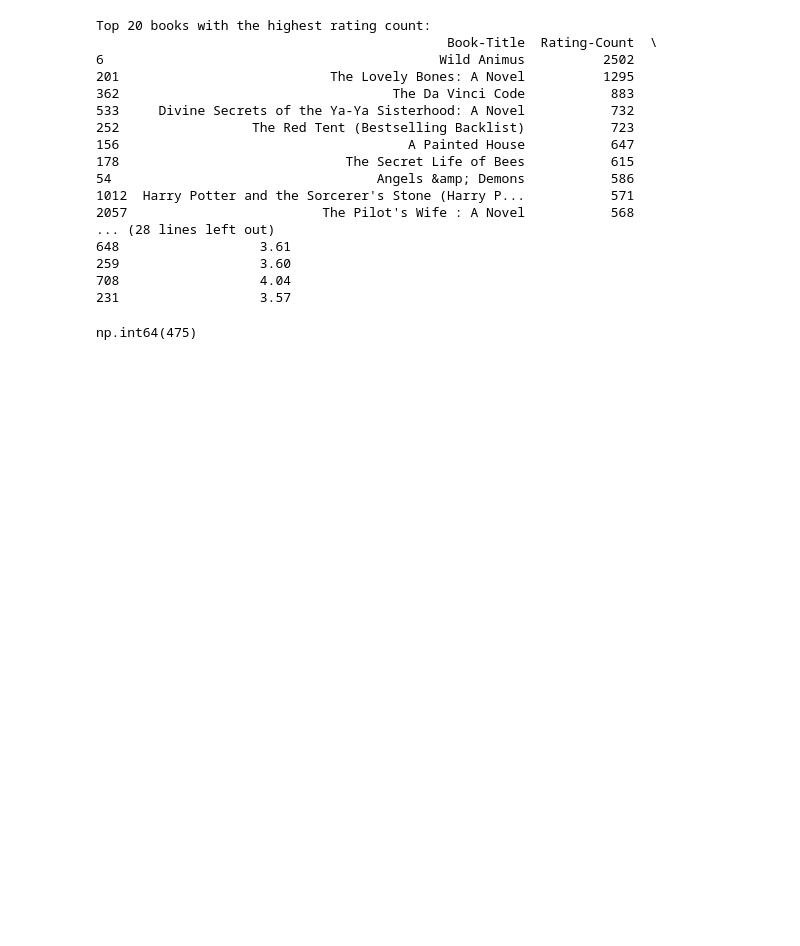
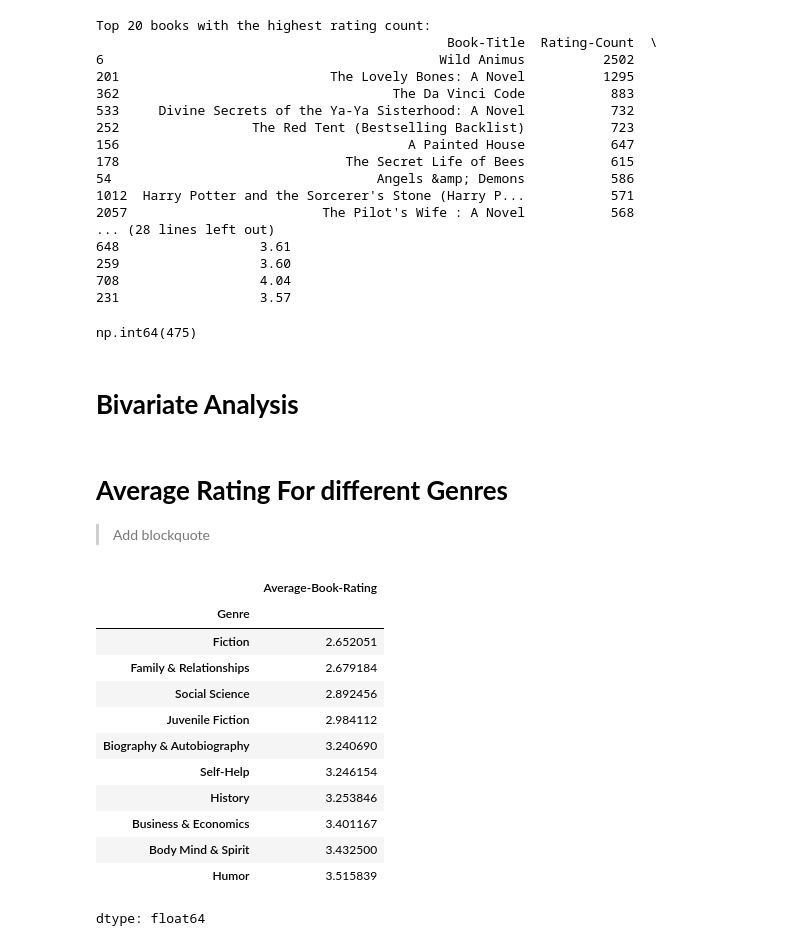
Before and after one commit to salina-nakarmi/Recommendo, a Jupyter notebook: EDA.ipynb, the cells around one changed output. Drawn from its saved outputs; the diff is of its cells as text; code cells hidden in the pictures; blank space fills up the shorter version.

Commit message:
Bivariate Analysis

```diff
--- a/EDA.ipynb
+++ b/EDA.ipynb
@@ -542,0 +541,27 @@ np.int64(475)
+# %% [markdown]
+# **Bivariate Analysis**
+# %% [markdown]
+# **Average Rating For different Genres**
+
+> Add blockquote
+# %%
+# This will give the top 10 genra
+top_genres = df["Genre"].value_counts().head(10).index
+# This is a new dataframe that contain only the genra that belongs to top 10 genra
+top_genres_df = df[df["Genre"].isin(top_genres)]
+result = top_genres_df.groupby("Genre")["Average-Book-Rating"].mean().sort_values()
+result
+# %% [output]
+|  | Average-Book-Rating |
+| Genre |  |
+| Fiction | 2.652051 |
+| Family & Relationships | 2.679184 |
+| Social Science | 2.892456 |
+| Juvenile Fiction | 2.984112 |
+| Biography & Autobiography | 3.240690 |
+| Self-Help | 3.246154 |
+| History | 3.253846 |
+| Business & Economics | 3.401167 |
+| Body Mind & Spirit | 3.432500 |
+| Humor | 3.515839 |
+dtype: float64
```
Also changed, not shown: parts of 3 cells of this notebook.
